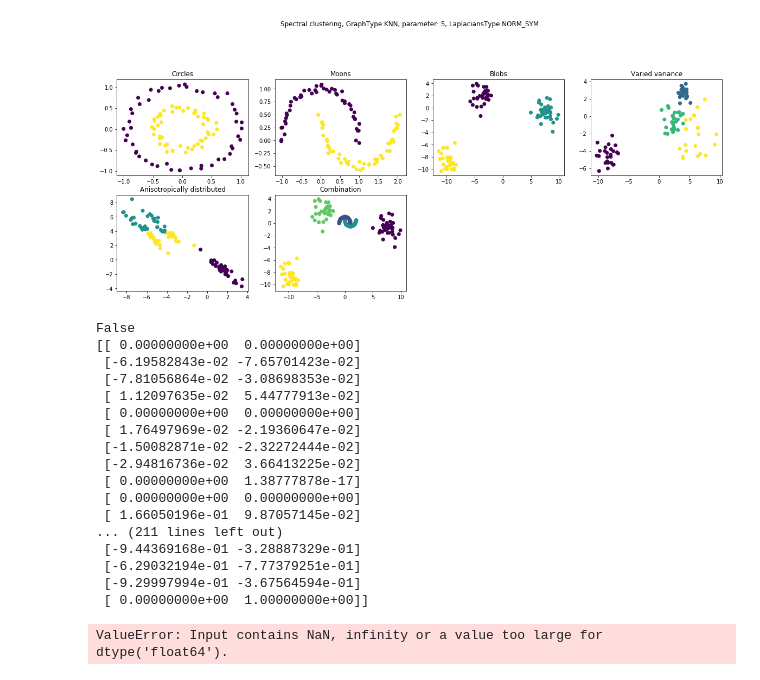
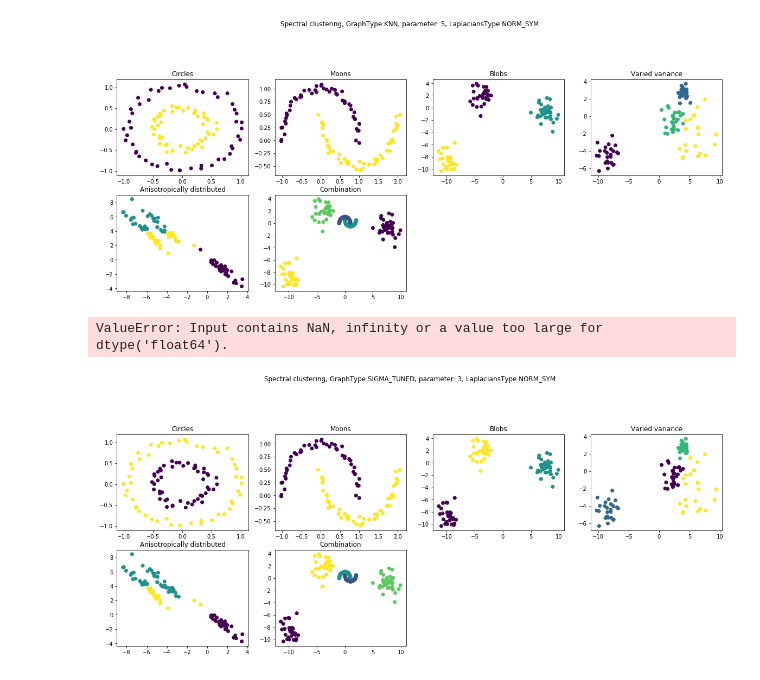
Before and after one commit to OlehOnyshchak/SpectralClustering, a Jupyter notebook: notebook/SpectralClustering.ipynb, the cells around one changed output. Saved outputs shown, nothing was run; the diff lists cells and outputs as text; code cells hidden in the pictures.

Commit message:
Implemented sigma auto tuning.

```diff
--- a/notebook/SpectralClustering.ipynb
+++ b/notebook/SpectralClustering.ipynb
@@ -52,10 +52,14 @@ class GraphType(Enum):
         FULL = 1
         KNN = 2
         EPSILON = 3
+        SIGMA_TUNED = 4
 
 
 def gaussian_kernel(x1, x2, sigma):
     return np.exp(-(norm(x1 - x2) ** 2) / (2 * sigma ** 2))
+
+def tuned_kernel(x1, x2, sigma1, sigma2):
+    return np.exp(-(norm(x1 - x2) ** 2) / (sigma1 * sigma2))
 
 def affinity_matrix(dataset, sigma):
     A = np.zeros((len(dataset), len(dataset)))
@@ -101,6 +105,19 @@ def make_graph(data, gtype, parameter):
     elif (gtype == GraphType.EPSILON):
         return neighbors.radius_neighbors_graph(data, radius = parameter).toarray()
 
+    elif (gtype == GraphType.SIGMA_TUNED):
+        knn = neighbors.kneighbors_graph(data, n_neighbors = parameter, mode='distance').toarray()
+        A = np.zeros((len(data), len(data)))
+        for i in range(len(data) - 1):
+            for j in range(i + 1, len(data)):
+                sigma1 = np.max(knn[i])
+                sigma2 = np.max(knn[j])
+                A[i, j] = tuned_kernel(data[i], data[j], sigma1, sigma2)
+                A[j, i] = A[i, j]
+        return A
+
+
+
 
 def spectral_clustering(weighted_graph, cluster_count, laplacian_type):
     W = weighted_graph
@@ -115,18 +132,13 @@ def spectral_clustering(weighted_graph, cluster_count, laplacian_type):
 
     U = np.zeros((L.shape[0], K))
     U[:, :] = eigvects[:, first_eigens]
-    print(np.any(np.isnan(U)))
-    print(U)
 
     if laplacian_type == LaplaciansType.NORM_SYM:
         # normalize new eigenvector-column-matrix
-        print("Norm: {}".format(np.linalg.norm(U, axis = 1)))
         U = (U.T / np.linalg.norm(U, axis = 1)).T
-    print(np.any(np.isnan(U)))
 
     # Finally, do clustering on reduced space using KMeans:
     km = KMeans(n_clusters = K, n_init = 20)
-    print(U)
     km.fit(U)
     y_pred = km.labels_ #1 if x > 0 else 0 for x in T
     return y_pred
@@ -214,25 +226,14 @@ plot_results(results, titles, params=params, alg_type=Algorithm.SPECTRAL)
 # %% [output]
 [figure]
 # %%
-params = {'gtype' : GraphType.KNN, 'ltype' : LaplaciansType.NORM_SYM, 'gparam' : 1}
+params = {'gtype' : GraphType.KNN, 'ltype' : LaplaciansType.NORM_SYM, 'gparam' : 2}
 results = run_algorithm(Algorithm.SPECTRAL, dataset_collection, n_clusters=[2, 2, 3, 4, 3, 5], params=params)
 plot_results(results, titles, params=params, alg_type=Algorithm.SPECTRAL)
 # %% [output]
-False
-[[ 0.00000000e+00  0.00000000e+00]
- [-6.19582843e-02 -7.65701423e-02]
- [-7.81056864e-02 -3.08698353e-02]
- [ 1.12097635e-02  5.44777913e-02]
- [ 0.00000000e+00  0.00000000e+00]
- [ 1.76497969e-02 -2.19360647e-02]
- [-1.50082871e-02 -2.32272444e-02]
- [-2.94816736e-02  3.66413225e-02]
- [ 0.00000000e+00  1.38777878e-17]
- [ 0.00000000e+00  0.00000000e+00]
- [ 1.66050196e-01  9.87057145e-02]
-... (211 lines left out)
- [-9.44369168e-01 -3.28887329e-01]
- [-6.29032194e-01 -7.77379251e-01]
- [-9.29997994e-01 -3.67564594e-01]
- [ 0.00000000e+00  1.00000000e+00]]
+ValueError: Input contains NaN, infinity or a value too large for dtype('float64').
-ValueError: Input contains NaN, infinity or a value too large for dtype('float64').
+# %%
+params = {'gtype' : GraphType.SIGMA_TUNED, 'ltype' : LaplaciansType.NORM_SYM, 'gparam' : 3}
+results = run_algorithm(Algorithm.SPECTRAL, dataset_collection, n_clusters=[2, 2, 3, 4, 3, 5], params=params)
+plot_results(results, titles, params=params, alg_type=Algorithm.SPECTRAL)
+# %% [output]
+[figure, added]
```
